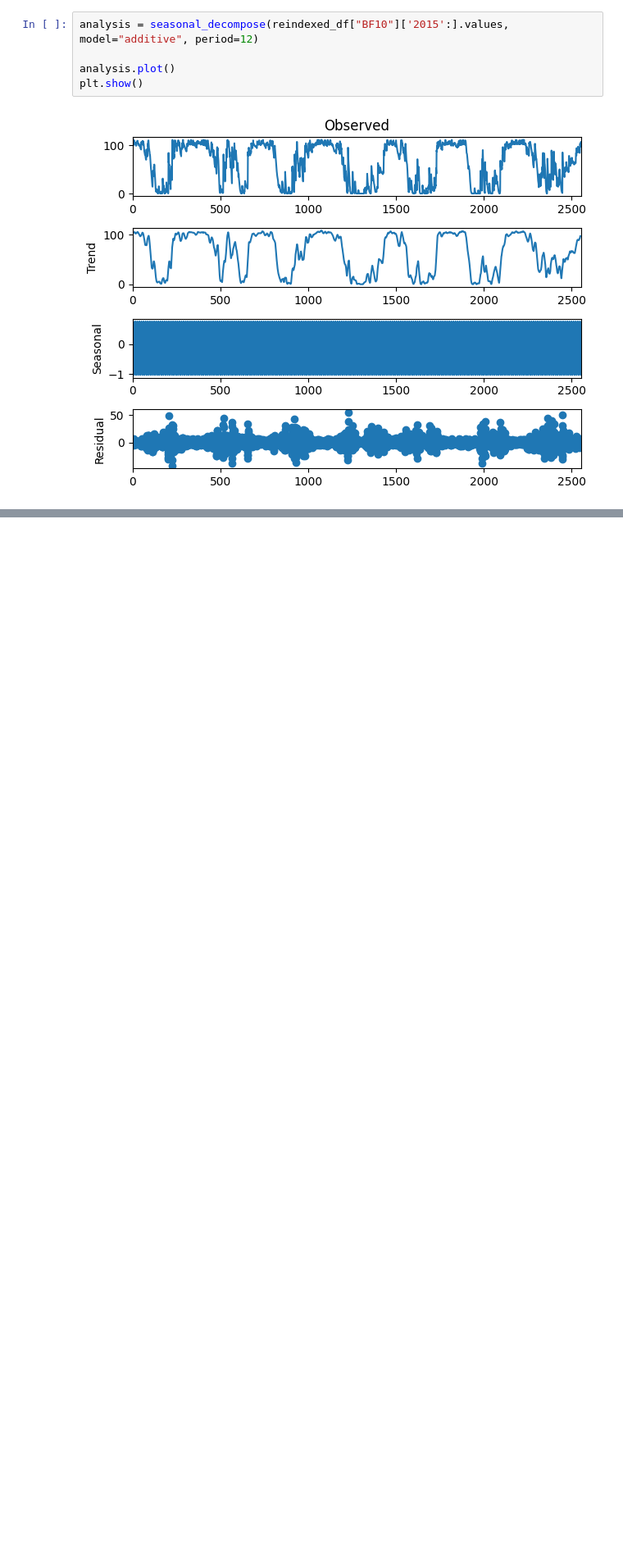
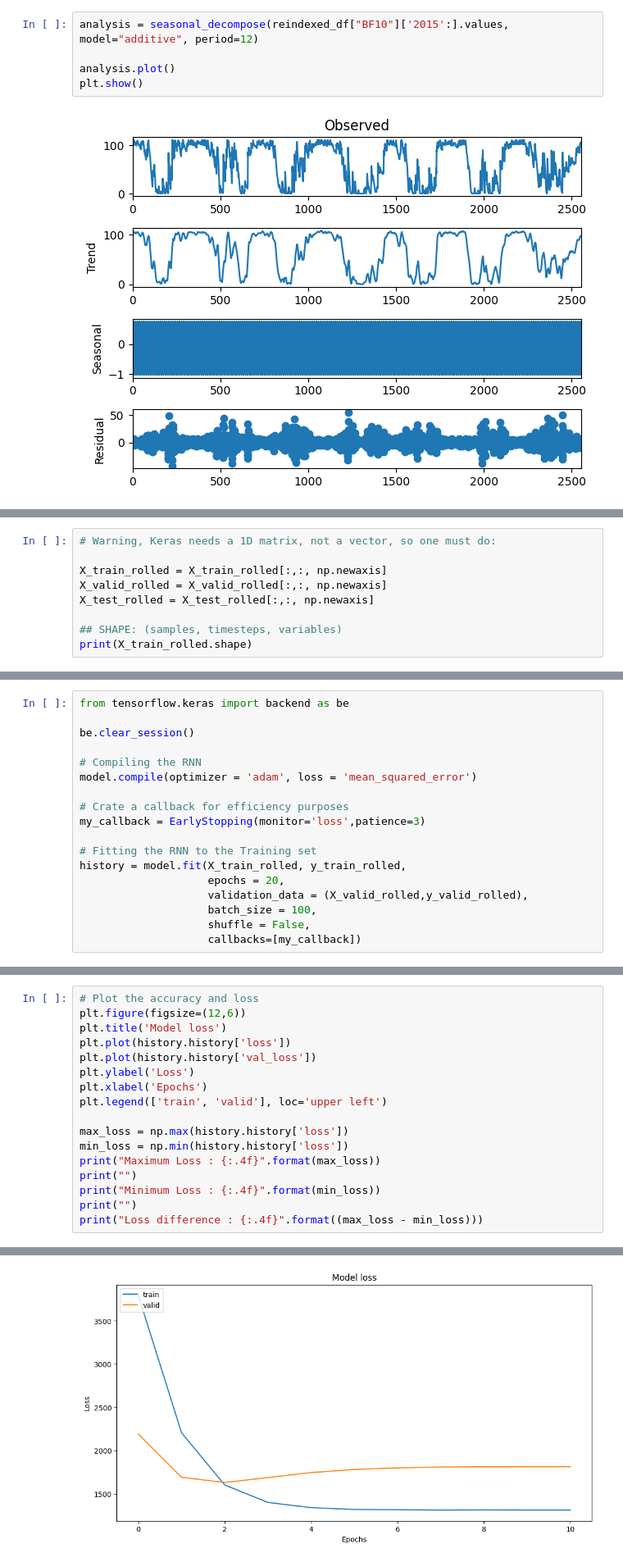
Before and after one commit to RompfRobert/Machine_Learning_and_Deep_Learning, a Jupyter notebook: Capstone-Project/test.ipynb, the cells around one changed output, grey strips where cells are left out. Shown: that part at 82% size. Drawn from its saved outputs; the diff is of its cells as text; blank space fills up the shorter version.

```diff
--- a/Capstone-Project/test.ipynb
+++ b/Capstone-Project/test.ipynb
@@ -167,0 +193,9 @@ LSTM_CELL_SIZE = 300
+# %%
+# Warning, Keras needs a 1D matrix, not a vector, so one must do:
+
+X_train_rolled = X_train_rolled[:,:, np.newaxis]
+X_valid_rolled = X_valid_rolled[:,:, np.newaxis]
+X_test_rolled = X_test_rolled[:,:, np.newaxis]
+
+## SHAPE: (samples, timesteps, variables)
+print(X_train_rolled.shape)
@@ -185,0 +242,18 @@ def define_model(learning_rate=0.01, momentum=0.1):
+# %%
+from tensorflow.keras import backend as be
+
+be.clear_session()
+
+# Compiling the RNN
+model.compile(optimizer = 'adam', loss = 'mean_squared_error')
+
+# Crate a callback for efficiency purposes
+my_callback = EarlyStopping(monitor='loss',patience=3)
+
+# Fitting the RNN to the Training set
+history = model.fit(X_train_rolled, y_train_rolled,
+                    epochs = 20,
+                    validation_data = (X_valid_rolled,y_valid_rolled),
+                    batch_size = 100,
+                    shuffle = False,
+                    callbacks=[my_callback])
@@ -185,0 +280,18 @@ def define_model(learning_rate=0.01, momentum=0.1):
+# %%
+# Plot the accuracy and loss
+plt.figure(figsize=(12,6))
+plt.title('Model loss')
+plt.plot(history.history['loss'])
+plt.plot(history.history['val_loss'])
+plt.ylabel('Loss')
+plt.xlabel('Epochs')
+plt.legend(['train', 'valid'], loc='upper left')
+
+max_loss = np.max(history.history['loss'])
+min_loss = np.min(history.history['loss'])
+print("Maximum Loss : {:.4f}".format(max_loss))
+print("")
+print("Minimum Loss : {:.4f}".format(min_loss))
+print("")
+print("Loss difference : {:.4f}".format((max_loss - min_loss)))
+# %% [output]
@@ -185,0 +303 @@ def define_model(learning_rate=0.01, momentum=0.1):
+[figure, added]
```
Also changed, not shown: parts of 12 cells of this notebook.
